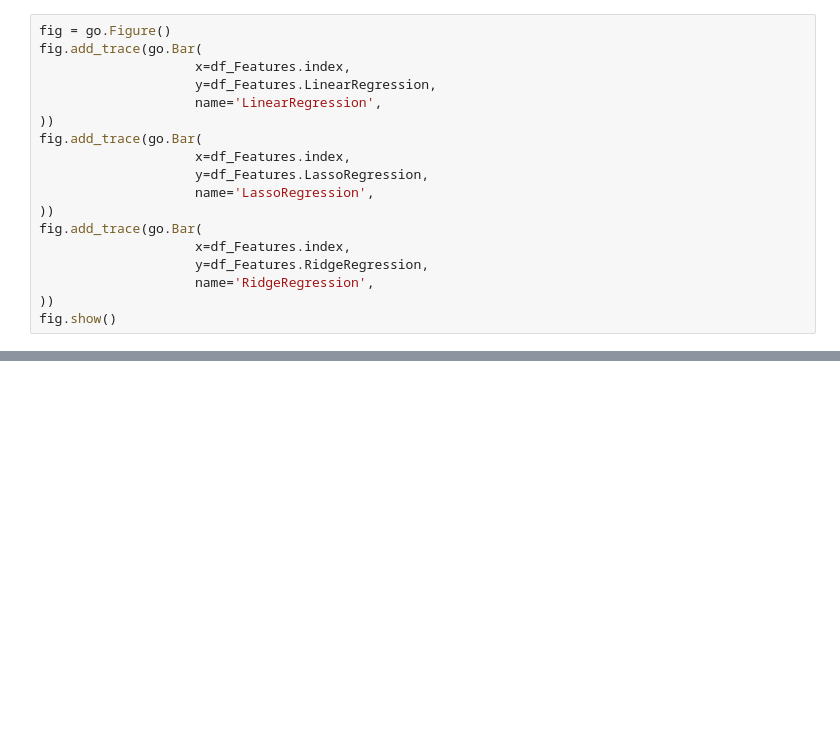
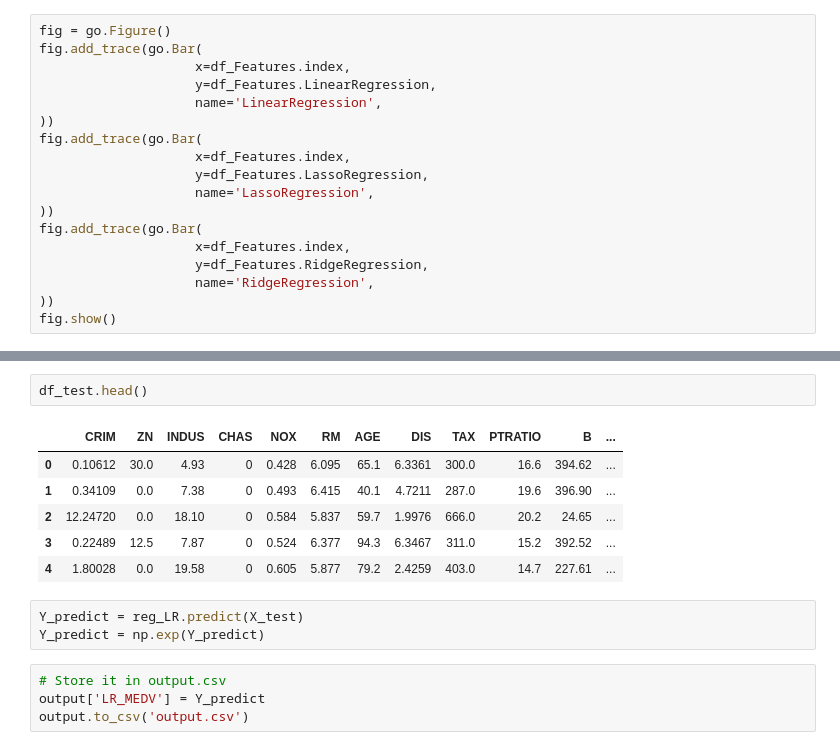
Before and after one commit to Jeyramana/GUVI_Assignments, a Jupyter notebook: Assignment_4/boston.ipynb, the cells around one changed output, grey strips where cells are left out. Saved outputs shown, nothing was run; the diff lists cells and outputs as text; blank space fills up the shorter version.

```diff
--- a/Assignment_4/boston.ipynb
+++ b/Assignment_4/boston.ipynb
@@ -1008,0 +1044,16 @@ fig.show()
+# %%
+df_test.head()
+# %% [output]
+|  | CRIM | ZN | INDUS | CHAS | NOX | RM | AGE | DIS | TAX | PTRATIO | B | ... |
+| 0 | 0.10612 | 30.0 | 4.93 | 0 | 0.428 | 6.095 | 65.1 | 6.3361 | 300.0 | 16.6 | 394.62 | ... |
+| 1 | 0.34109 | 0.0 | 7.38 | 0 | 0.493 | 6.415 | 40.1 | 4.7211 | 287.0 | 19.6 | 396.90 | ... |
+| 2 | 12.24720 | 0.0 | 18.10 | 0 | 0.584 | 5.837 | 59.7 | 1.9976 | 666.0 | 20.2 | 24.65 | ... |
+| 3 | 0.22489 | 12.5 | 7.87 | 0 | 0.524 | 6.377 | 94.3 | 6.3467 | 311.0 | 15.2 | 392.52 | ... |
+| 4 | 1.80028 | 0.0 | 19.58 | 0 | 0.605 | 5.877 | 79.2 | 2.4259 | 403.0 | 14.7 | 227.61 | ... |
+# %%
+Y_predict = reg_LR.predict(X_test)
+Y_predict = np.exp(Y_predict)
+# %%
+# Store it in output.csv
+output['LR_MEDV'] = Y_predict
+output.to_csv('output.csv')
```
Also changed, not shown: parts of 20 cells of this notebook, 5 other files.
